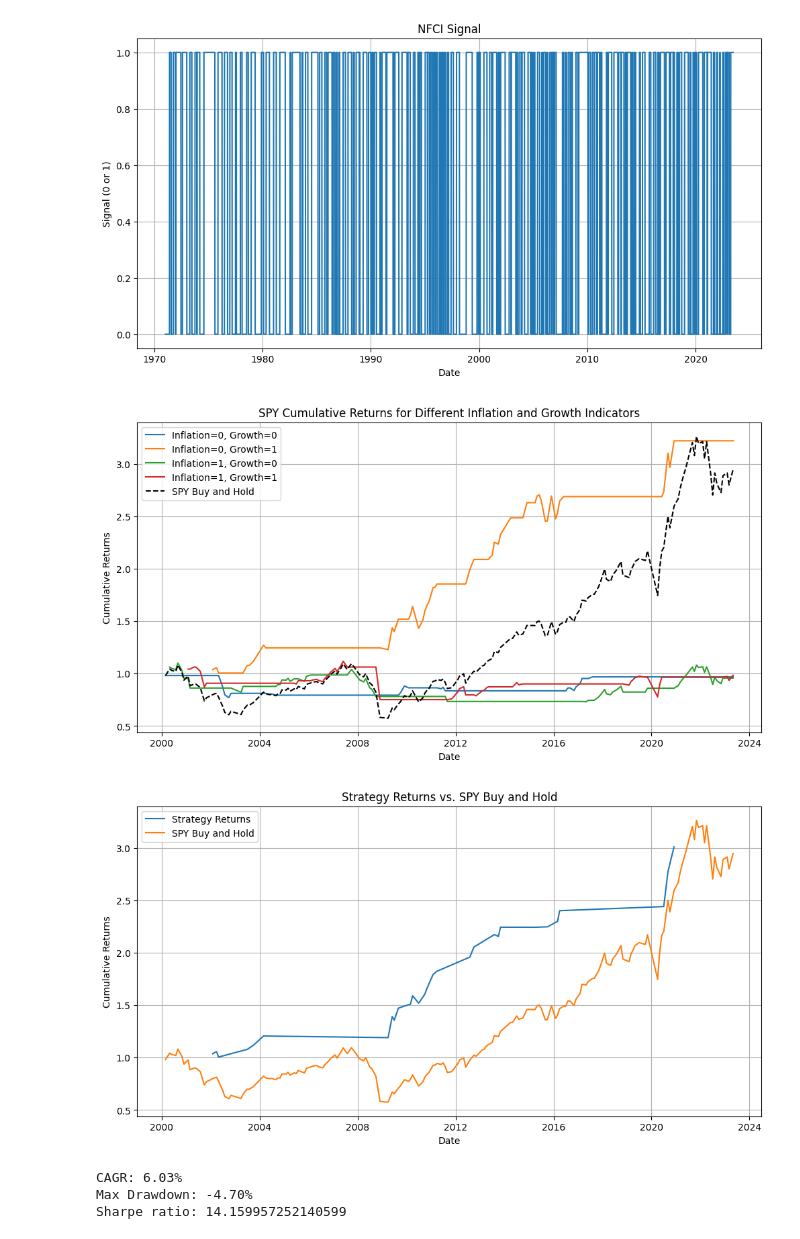
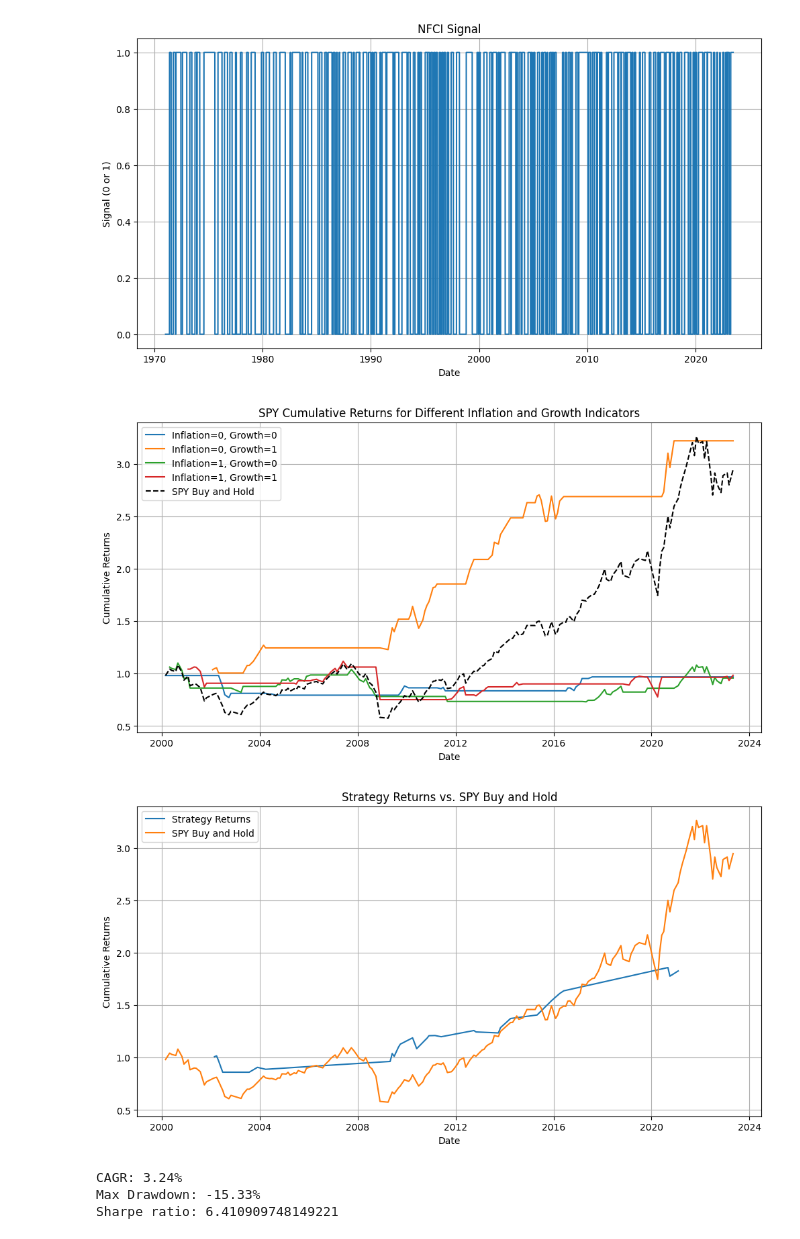
Before and after one commit to dkn-maida/farscape-investment, a Jupyter notebook: quadrants.ipynb, the cells around one changed output. Drawn from its saved outputs; the diff is of its cells as text; code cells hidden in the pictures.

```diff
--- a/quadrants.ipynb
+++ b/quadrants.ipynb
@@ -144,7 +144,7 @@ plt.show()
 # Merge with NFCI data
 merged_data = merged_data.merge(nfci_data_daily[['NFCI', 'signal']], how='left', left_index=True, right_index=True)
 # Filtering for days when inflation_indicator is 0, growth_indicator is 1, and NFCI signal is 1
-invested = merged_data[(merged_data['inflation_indicator'] == 0) & (merged_data['growth_indicator'] == 1) & (merged_data['signal'] == 1)].copy()
+invested = merged_data[(merged_data['inflation_indicator'].shift(1) == 0) & (merged_data['growth_indicator'].shift(1) == 1) & (merged_data['signal'].shift(1) == 1)].copy()
 # Calculating daily portfolio value
 invested['daily_portfolio_value'] = (1 + invested['spy_returns']).cumprod()
 
@@ -154,37 +154,37 @@ spy_cum_returns_buy_and_hold = (1 + merged_data['spy_returns']).cumprod()
 plt.figure(figsize=(12, 6))
 plt.plot(invested.index, invested['daily_portfolio_value'], label='Strategy Returns')
 plt.plot(merged_data.index, spy_cum_returns_buy_and_hold, label='SPY Buy and Hold')
 plt.legend()
 plt.xlabel('Date')
 plt.ylabel('Cumulative Returns')
 plt.title('Strategy Returns vs. SPY Buy and Hold')
 plt.grid()
 plt.show()
 
 # CAGR
 years = (invested.index[-1] - invested.index[0]).days / 365.25
 CAGR = (invested['daily_portfolio_value'][-1]) ** (1 / years) - 1
 # Max Drawdown
 invested['cumulative_max_value'] = invested['daily_portfolio_value'].cummax()
 invested['drawdown'] = invested['daily_portfolio_value'] / invested['cumulative_max_value'] - 1
 max_drawdown = invested['drawdown'].min()
 # Sharpe Ratio (assuming 0% risk-free rate)
 daily_rf_rate = 0  # Assuming 0% risk-free rate
 excess_daily_returns = invested['spy_returns'] - daily_rf_rate
 sharpe_ratio = np.mean(excess_daily_returns) / np.std(excess_daily_returns) * np.sqrt(252)  # Annualized
 # Output the metrics
 print(f"CAGR: {CAGR * 100:.2f}%")
 print(f"Max Drawdown: {max_drawdown * 100:.2f}%")
 print(f"Sharpe ratio: {sharpe_ratio}")
 # %% [output]
 [*********************100%***********************]  1 of 1 completed
 [figure]
 [figure]
 [figure]
-[figure, old version]
+[figure, new version]
-CAGR: 6.03%
-Max Drawdown: -4.70%
-Sharpe ratio: 14.159957252140599
+CAGR: 3.24%
+Max Drawdown: -15.33%
+Sharpe ratio: 6.410909748149221
 # %%
 import numpy as np
 import yfinance as yf
```
Also changed, not shown: parts of 2 cells of this notebook, 1 other file.
